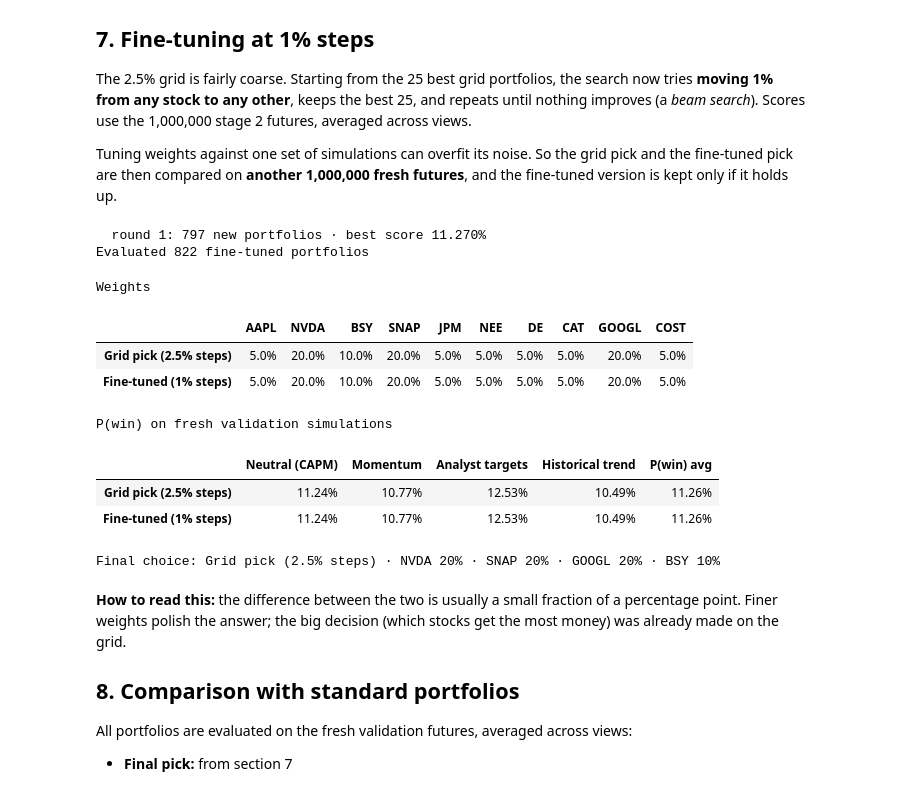
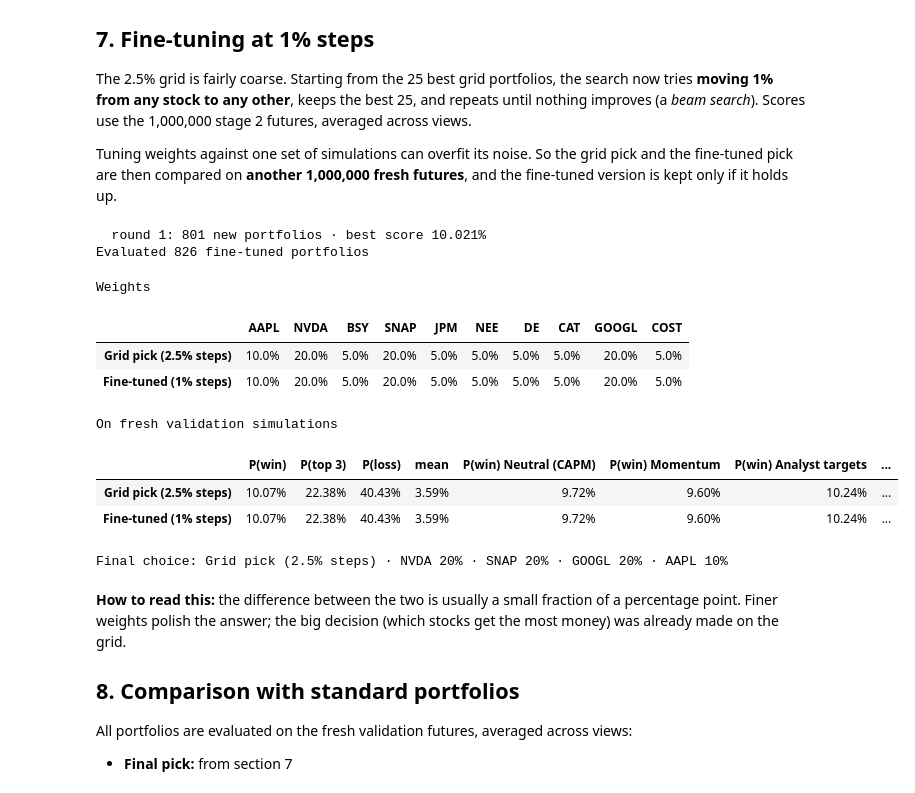
Before and after one commit to ArturasDedinas123/stock-competition-portfolio, a Jupyter notebook: notebooks/1_build_portfolio.ipynb, the cells around one changed output. Saved outputs shown, nothing was run; the diff lists cells and outputs as text; code cells hidden in the pictures.

```diff
--- a/notebooks/1_build_portfolio.ipynb
+++ b/notebooks/1_build_portfolio.ipynb
@@ -453,16 +486,16 @@ if (N, MIN_WEIGHT, MAX_WEIGHT, GRID_STEP) == (10, 0.05, 0.20, 0.025):
     assert len(units) == 5_266_030
 print(f"{len(units):,} allowed portfolios on a {GRID_STEP:.1%} grid")
 
-cache_params = {"tickers": TICKERS, "pool": RIVALS_KEPT, "last_date": LAST_DATE, "window_start": window_start,
+cache_params = {"tickers": TICKERS, "pool": POOL, "last_date": LAST_DATE, "window_start": window_start,
                 "settings": SETTINGS, "grid_step": GRID_STEP, "n_sims": N_SIMS_SCREEN, "seed": SEED}
-screen = {}
+stage1 = {}
 for view in VIEWS:
     print(f"Stage 1 · {VIEW_LABELS[view]}")
     view_targets = targets[view].round(10).tolist() if view in targets.columns else None
     counts = cache.cached_npz(f"screen_{view}", cache.cache_key(view=view, targets=view_targets, **cache_params),
-                              search.score_portfolios, units, MIN_WEIGHT, GRID_STEP, screen_returns[view][:, :N],
-                              *screen_fields[view])
-    screen[view] = {k: counts[k].astype(np.float32) / N_SIMS_SCREEN for k in ("win", "top3", "loss")}
+                              search.score_portfolios, units, MIN_WEIGHT, GRID_STEP, screen.returns_of(view, TICKERS),
+                              screen.fields[view].best, screen.fields[view].third)
+    stage1[view] = {k: counts[k].astype(np.float32) / N_SIMS_SCREEN for k in ("win", "top3", "loss")}
 # %% [output]
 5,266,030 allowed portfolios on a 2.5% grid
 Stage 1 · Neutral (CAPM)
@@ -585,44 +603,34 @@ The 2.5% grid is fairly coarse. Starting from the 25 best grid portfolios, the s
 
 Tuning weights against one set of simulations can overfit its noise. So the grid pick and the fine-tuned pick are then compared on **another 1,000,000 fresh futures**, and the fine-tuned version is kept only if it holds up.
 # %%
-def robust_win_rate(weight_rows):
-    """P(win) averaged across views on the stage 2 simulations."""
-    return VIEW_SHARE.to_numpy() @ np.stack([search.win_rates(weight_rows, confirm_returns[v][:, :N],
-                                                               confirm_fields[v][0]) for v in VIEWS])
-
-
-start_weights = search.weights_from_units(units[robust.sort_values(ascending=False).index[:25]], MIN_WEIGHT, GRID_STEP)
-fine_weights, fine_scores = search.refine_weights(start_weights, robust_win_rate, MIN_WEIGHT, MAX_WEIGHT, FINE_STEP)
+start_weights = search.weights_from_units(units[robust.nlargest(25).index.to_numpy()], MIN_WEIGHT, GRID_STEP)
+fine_weights, fine_scores = search.refine_weights(start_weights, lambda rows: confirm.p_win(rows, TICKERS),
+                                                  MIN_WEIGHT, MAX_WEIGHT, FINE_STEP)
 print(f"Evaluated {len(fine_weights):,} fine-tuned portfolios")
 
-validate_returns, validate_fields = simulate(N_SIMS_CONFIRM, SEED + 2)
-finalists = {f"Grid pick ({GRID_STEP:.1%} steps)": grid_pick_weights,
-             f"Fine-tuned ({FINE_STEP:.0%} steps)": fine_weights[0]}
-validation = pd.DataFrame({
-    name: {VIEW_LABELS[v]: search.win_rates(w[None, :], validate_returns[v][:, :N], validate_fields[v][0])[0]
-           for v in VIEWS}
-    for name, w in finalists.items()
-}).T
-validation["P(win) avg"] = validation[[VIEW_LABELS[v] for v in VIEWS]] @ VIEW_SHARE.to_numpy()
-FINAL_NAME = str(validation["P(win) avg"].idxmax())
-final_weights = np.asarray(finalists[FINAL_NAME], dtype=float)
+validate = run_simulation(N_SIMS_CONFIRM, SEED + 2)
+finalists = pd.DataFrame([grid_pick_weights.astype(float), fine_weights[0]], columns=TICKERS,
+                         index=[f"Grid pick ({GRID_STEP:.1%} steps)", f"Fine-tuned ({FINE_STEP:.0%} steps)"])
+validation = validate.evaluate(finalists, quantiles=False)
+FINAL_NAME = str(validation["P(win)"].idxmax())
+final_weights = pd.Series(finalists.loc[FINAL_NAME].to_numpy(), index=TICKERS).round(4)
 
-display(pd.DataFrame(finalists, index=TICKERS).T.style.set_caption("Weights")
+display(finalists.style.set_caption("Weights")
         .background_gradient(cmap="Blues", vmin=MIN_WEIGHT, vmax=MAX_WEIGHT + 0.05).format("{:.1%}"))
-display(validation.style.set_caption("P(win) on fresh validation simulations").format("{:.2%}"))
-print(f"Final choice: {FINAL_NAME} · {search.holdings_label(final_weights, TICKERS, MIN_WEIGHT)}")
+display(validation.style.set_caption("On fresh validation simulations").format("{:.2%}"))
+print(f"Final choice: {FINAL_NAME} · {search.holdings_label(final_weights.to_numpy(), TICKERS, MIN_WEIGHT)}")
 # %% [output]
-  round 1: 797 new portfolios · best score 11.270%
-Evaluated 822 fine-tuned portfolios
+  round 1: 801 new portfolios · best score 10.021%
+Evaluated 826 fine-tuned portfolios
 Weights
 |  | AAPL | NVDA | BSY | SNAP | JPM | NEE | DE | CAT | GOOGL | COST |
-| Grid pick (2.5% steps) | 5.0% | 20.0% | 10.0% | 20.0% | 5.0% | 5.0% | 5.0% | 5.0% | 20.0% | 5.0% |
-| Fine-tuned (1% steps) | 5.0% | 20.0% | 10.0% | 20.0% | 5.0% | 5.0% | 5.0% | 5.0% | 20.0% | 5.0% |
+| Grid pick (2.5% steps) | 10.0% | 20.0% | 5.0% | 20.0% | 5.0% | 5.0% | 5.0% | 5.0% | 20.0% | 5.0% |
+| Fine-tuned (1% steps) | 10.0% | 20.0% | 5.0% | 20.0% | 5.0% | 5.0% | 5.0% | 5.0% | 20.0% | 5.0% |
-P(win) on fresh validation simulations
+On fresh validation simulations
-|  | Neutral (CAPM) | Momentum | Analyst targets | Historical trend | P(win) avg |
-| Grid pick (2.5% steps) | 11.24% | 10.77% | 12.53% | 10.49% | 11.26% |
-| Fine-tuned (1% steps) | 11.24% | 10.77% | 12.53% | 10.49% | 11.26% |
+|  | P(win) | P(top 3) | P(loss) | mean | P(win) Neutral (CAPM) | P(win) Momentum | P(win) Analyst targets | ... |
+| Grid pick (2.5% steps) | 10.07% | 22.38% | 40.43% | 3.59% | 9.72% | 9.60% | 10.24% | ... |
+| Fine-tuned (1% steps) | 10.07% | 22.38% | 40.43% | 3.59% | 9.72% | 9.60% | 10.24% | ... |
-Final choice: Grid pick (2.5% steps) · NVDA 20% · SNAP 20% · GOOGL 20% · BSY 10%
+Final choice: Grid pick (2.5% steps) · NVDA 20% · SNAP 20% · GOOGL 20% · AAPL 10%
 # %% [markdown]
 **How to read this:** the difference between the two is usually a small fraction of a percentage point. Finer weights polish the answer; the big decision (which stocks get the most money) was already made on the grid.
 
```
Also changed, not shown: parts of 42 cells of this notebook, 24 other files.
